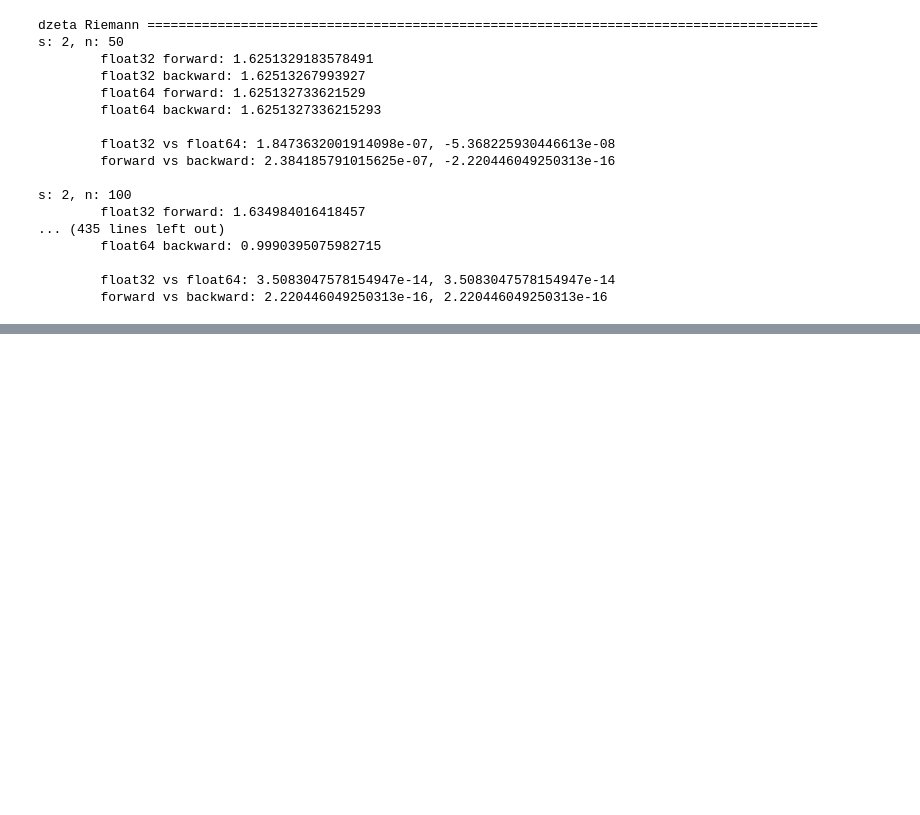
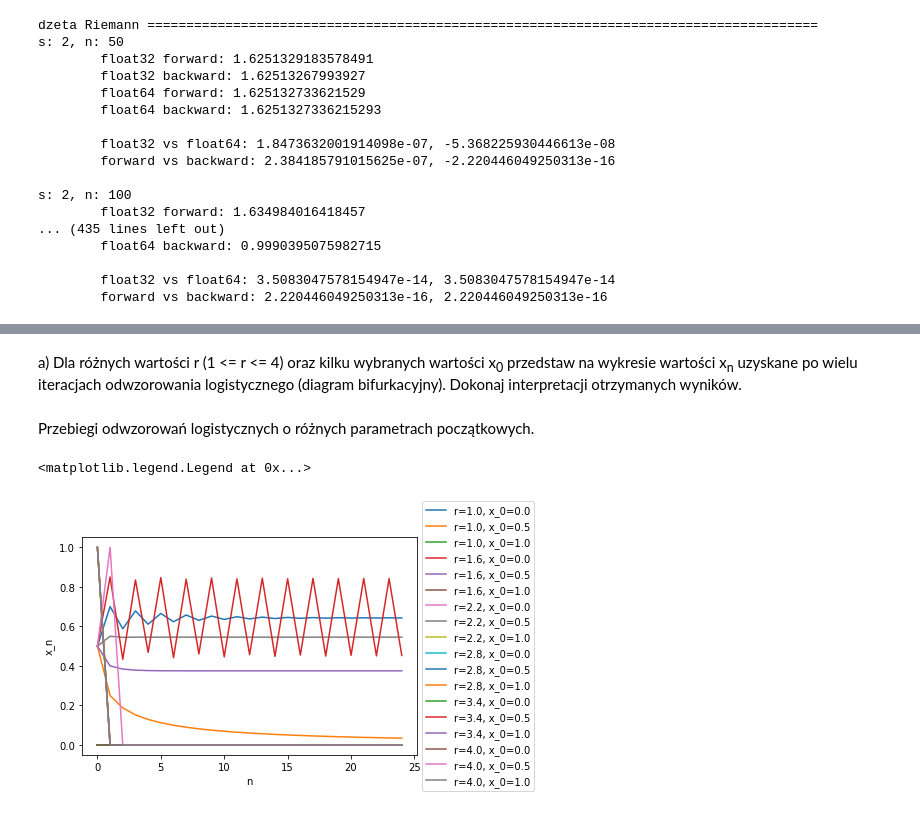
Before and after one commit to proman3419/AGH-WIET-INF-MOwNiT-2022, a Jupyter notebook: 1/1.ipynb, the cells around one changed output, grey strips where cells are left out. Cells and saved outputs as stored; diff of their text form; code cells hidden in the pictures; blank space fills up the shorter version.

```diff
--- a/1/1.ipynb
+++ b/1/1.ipynb
@@ -251,0 +286,4 @@ Dla float32 tracimy precyzję na 7-8 miejscu po przecinku, dla float64 na 15-16.
+# %% [markdown]
+a) Dla różnych wartości r (1 <= r <= 4) oraz kilku wybranych wartości x<sub>0</sub> przedstaw
+na wykresie wartości x<sub>n</sub> uzyskane po wielu iteracjach odwzorowania logistycznego
+(diagram bifurkacyjny). Dokonaj interpretacji otrzymanych wyników.
@@ -251,0 +294,24 @@ Dla float32 tracimy precyzję na 7-8 miejscu po przecinku, dla float64 na 15-16.
+# %% [markdown]
+Przebiegi odwzorowań logistycznych o różnych parametrach początkowych.
+# %%
+def logistic_map(x_n, r):
+    return r * x_n * (1 - x_n)
+
+rs = np.linspace(1, 4, 6)
+x_0s = np.linspace(0, 1, 3)
+n = 25
+to_plot = [0] * n
+
+for r in rs:
+    for x_0 in x_0s:
+        x = to_plot[0] = x_0
+        for i in range(1, n):
+            x = to_plot[i] = logistic_map(x, r)
+        plt.plot(to_plot, label=f'r={r}, x_0={x_0}')
+
+plt.xlabel('n')
+plt.ylabel('x_n')
+plt.legend(loc='center left', bbox_to_anchor=(1, 0.5))
+# %% [output]
+<matplotlib.legend.Legend at 0x...>
+[figure, added]
```
Also changed, not shown: parts of 23 cells of this notebook.
